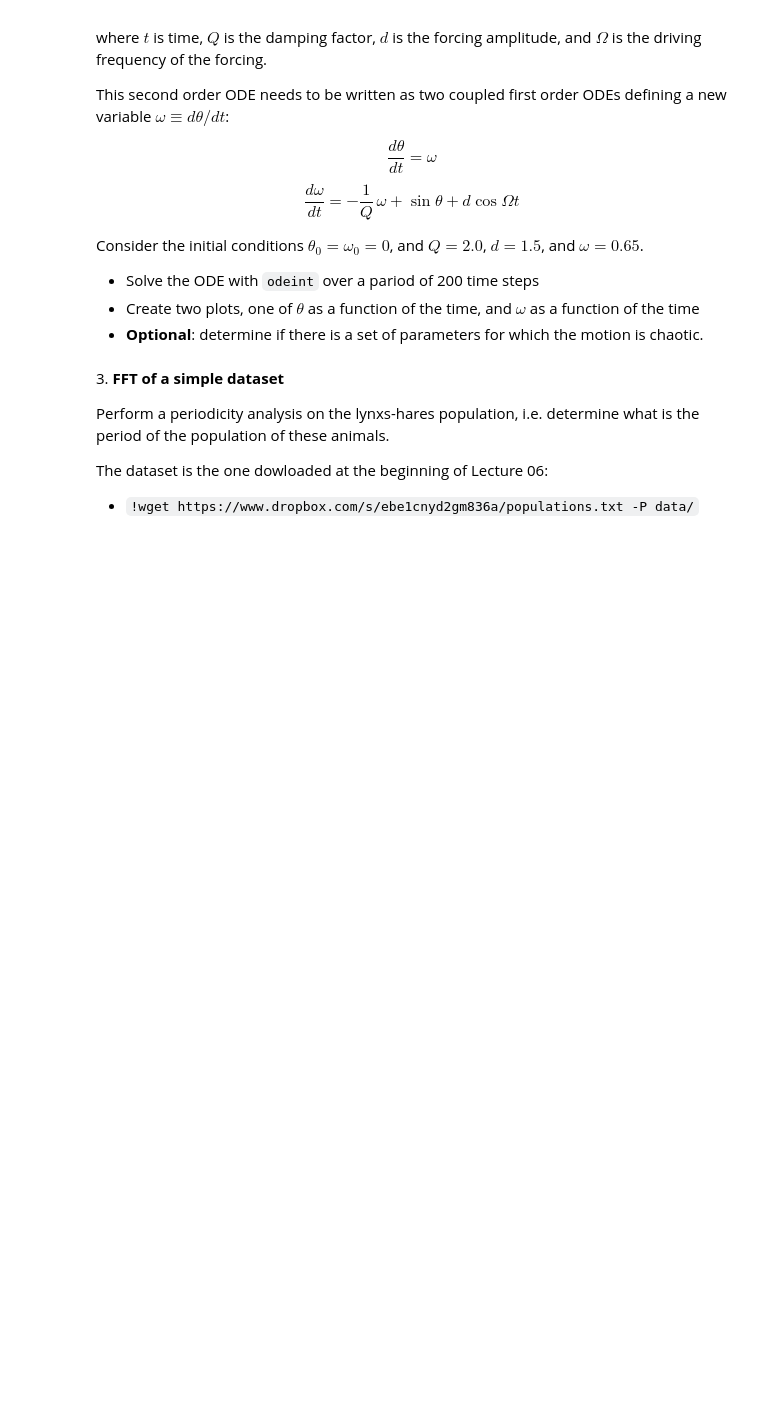
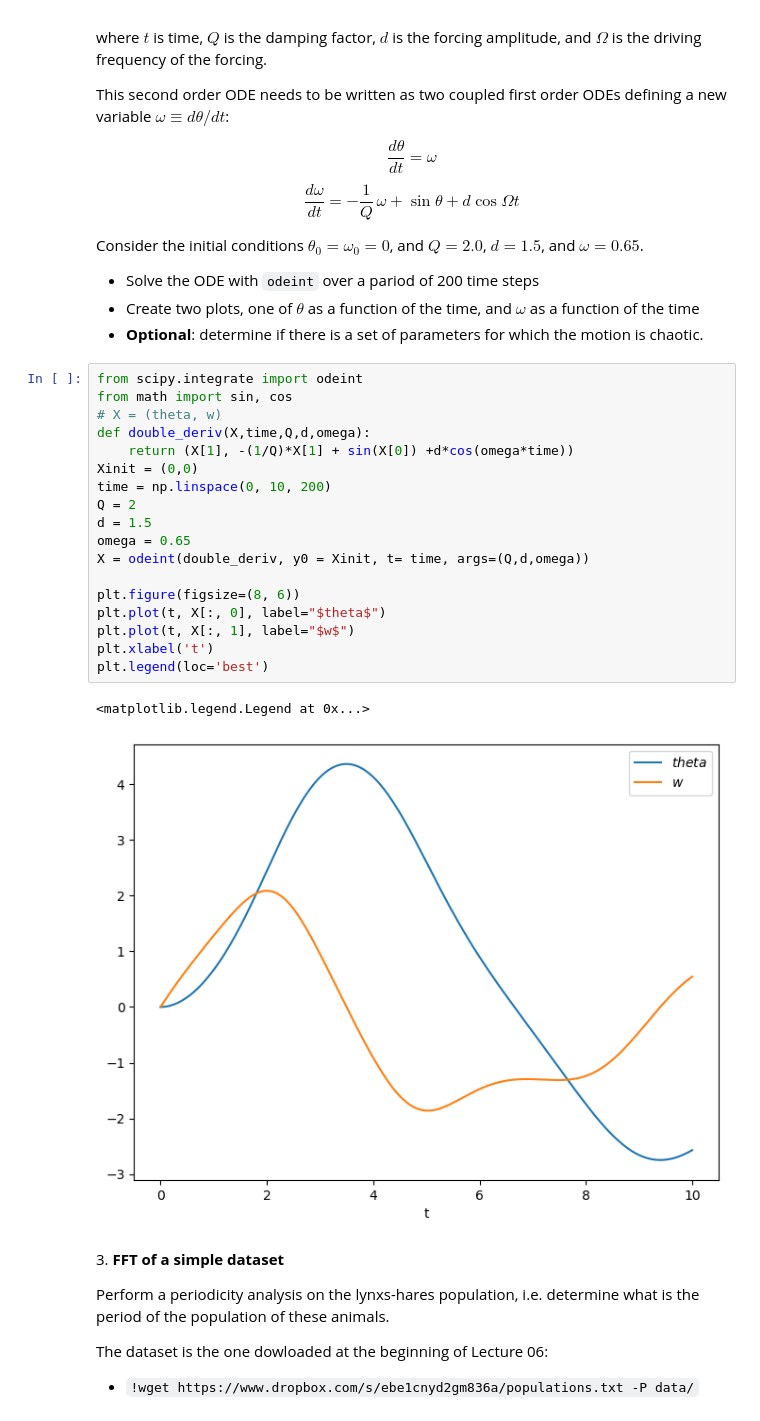
Before and after one commit to anais2412/ScientificComputingWithPython2022, a Jupyter notebook: 09ex_numerical.ipynb, the cells around one changed output. Drawn from its saved outputs; the diff is of its cells as text; blank space fills up the shorter version.

```diff
--- a/09ex_numerical.ipynb
+++ b/09ex_numerical.ipynb
@@ -58,6 +65,27 @@ Consider the initial conditions $\theta_0 = \omega_0 = 0$, and $Q = 2.0$, $d = 1
  - Solve the ODE with `odeint` over a pariod of 200 time steps
  - Create two plots, one of $\theta$ as a function of the time, and $\omega$ as a function of the time
  - **Optional**: determine if there is a set of parameters for which the motion is chaotic.
+# %%
+from scipy.integrate import odeint
+from math import sin, cos
+# X = (theta, w)
+def double_deriv(X,time,Q,d,omega):
+    return (X[1], -(1/Q)*X[1] + sin(X[0]) +d*cos(omega*time))
+Xinit = (0,0)
+time = np.linspace(0, 10, 200)
+Q = 2
+d = 1.5
+omega = 0.65
+X = odeint(double_deriv, y0 = Xinit, t= time, args=(Q,d,omega))
+
+plt.figure(figsize=(8, 6))
+plt.plot(t, X[:, 0], label="$theta$")
+plt.plot(t, X[:, 1], label="$w$")
+plt.xlabel('t')
+plt.legend(loc='best')
+# %% [output]
+<matplotlib.legend.Legend at 0x...>
+[figure, added]
 # %% [markdown]
 3\. **FFT of a simple dataset**
 
```
Also changed, not shown: parts of 2 cells of this notebook, 1 other file.
